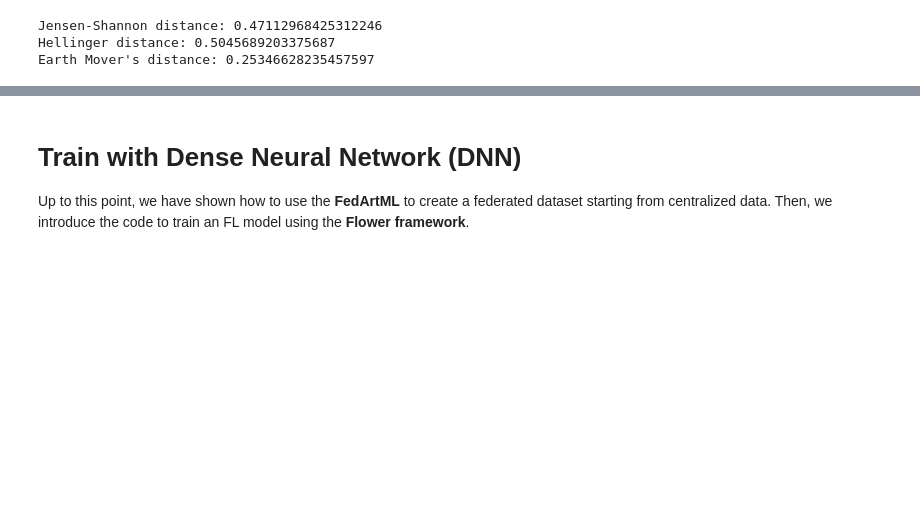
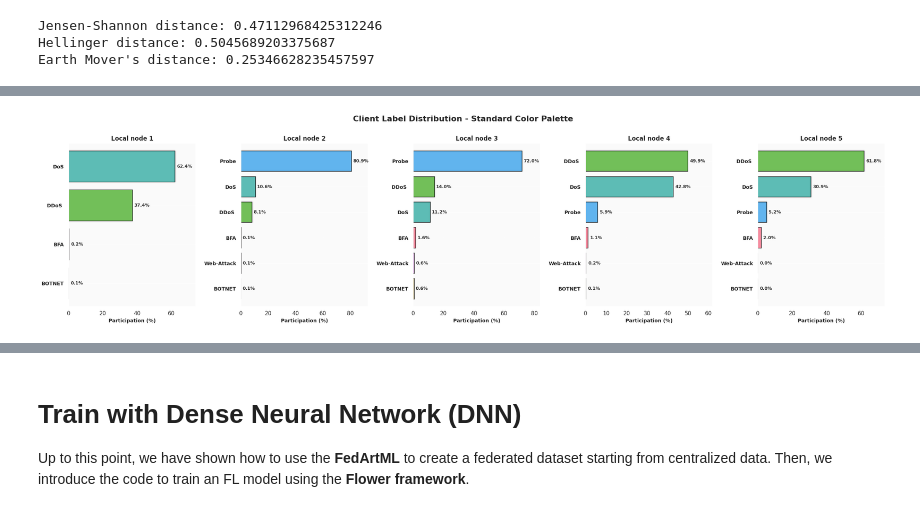
Before and after one commit to ranjanchoubey/FedArtML, a Jupyter notebook: examples/13_Get_started_create_FL_data_label_skew_dirichlet_InSDN.ipynb, the cells around one changed output, grey strips where cells are left out. Drawn from its saved outputs; the diff is of its cells as text; code cells hidden in the pictures; blank space fills up the shorter version.

```diff
--- a/examples/13_Get_started_create_FL_data_label_skew_dirichlet_InSDN.ipynb
+++ b/examples/13_Get_started_create_FL_data_label_skew_dirichlet_InSDN.ipynb
@@ -784,0 +974,95 @@ Earth Mover's distance: 0.25346628235457597
+# %%
+if not df.empty:
+    # ================================================================================
+    # STANDARD COLOR PALETTE VISUALIZATION - Professional & Accessible
+    # ================================================================================
+
+    # Use standard professional color palettes from seaborn/matplotlib
+    # These are tested, accessible, and widely used in scientific visualization
+    standard_palette = sns.color_palette("husl", len(label_mapping))
+
+    # Create mapping of labels to standard colors
+    label_to_standard_color = {
+        label: standard_palette[idx] for idx, label in enumerate(sorted(label_mapping.keys()))
+    }
+
+    print("\n" + "="*100)
+    print("CLIENT DISTRIBUTION VISUALIZATION - STANDARD COLOR PALETTE")
+    print("="*100)
+
+    # Create figure for standard palette comparison
+    fig = plt.figure(figsize=(24, 6))
+
+    # Prepare data
+    reverse_label_mapping = {v: k for k, v in label_mapping.items()}
+    standard_plot_data = {}
+
+    for key, value in clients_glob.items():
+        labels_check = []
+        for i in range(len(value)):
+            val = value[i][1]
+            labels_check.append(val)
+
+        labels_check = pd.DataFrame(labels_check, columns=["label"]).reset_index()
+        group = labels_check.groupby(['label']).count().reset_index().sort_values(by=['label'], ascending=True)
+        group['particip'] = (group['index'].values / sum(group['index'].values)) * 100
+        group.sort_values(by=['particip'], ascending=True, inplace=True)
+        group['label_name'] = group['label'].map(reverse_label_mapping)
+
+        # Map standard colors for each label
+        group['color'] = group['label_name'].map(label_to_standard_color)
+        standard_plot_data[key] = group
+
+    # Plot all clients with standard palette
+    cont = 0
+    for key, group in standard_plot_data.items():
+        ax = plt.subplot(1, num_clients, cont + 1)
+
+        # Create bar plot with standard colors
+        y_pos = np.arange(len(group))
+        bars = ax.barh(y_pos, group['particip'].values, color=group['color'].values,
+                       edgecolor='black', linewidth=1.2, alpha=0.8)
+
+        # Add percentage values on bars
+        for i, (y, value) in enumerate(zip(y_pos, group['particip'].values)):
+            ax.text(value + 1, y, f'{value:.1f}%', va='center', fontsize=9,
+                   fontweight='bold', color='#333333')
+
+        # Customize axes
+        ax.set_yticks(y_pos)
+        ax.set_yticklabels(group['label_name'].values, fontsize=10, fontweight='bold')
+        ax.set_xlabel('Participation (%)', fontsize=10, fontweight='bold')
+        ax.set_title(f'{key.replace("_", " ")}', fontsize=12, fontweight='bold')
+        ax.set_xlim(left=0, right=max(group['particip']) + 12)
+        ax.grid(axis='x', alpha=0.3, linestyle='--')
+        ax.set_axisbelow(True)
+        ax.set_facecolor('#fafafa')
+
+        cont += 1
+
+    # Overall figure styling
+    fig.suptitle('Client Label Distribution - Standard Color Palette',
+                fontsize=16, fontweight='bold', y=1.00)
+
+    plt.tight_layout()
+    plt.show()
+
+    # ================================================================================
+    # DISPLAY STANDARD PALETTE INFORMATION
+    # ================================================================================
+    print("\n[STANDARD PALETTE] Using 'husl' colormap from seaborn")
+    print("-" * 100)
+    print(f"✓ Number of classes: {len(label_mapping)}")
+    print(f"✓ Palette: HLS (Hue, Lightness, Saturation) - Professional & Accessible")
+    print(f"\nColor assignments:")
+    for label in sorted(label_mapping.keys()):
+        color_rgb = label_to_standard_color[label]
+        color_hex = '#{:02x}{:02x}{:02x}'.format(
+            int(color_rgb[0]*255), int(color_rgb[1]*255), int(color_rgb[2]*255)
+        )
+        print(f"  • {label:<15} → {color_hex}")
+
+    print("\n" + "="*100)
+    print("✓ Visualization complete using standard professional color palette")
+    print("="*100 + "\n")
+# %% [output]
@@ -784,0 +1072 @@ Earth Mover's distance: 0.25346628235457597
+[figure, added]
```
Also changed, not shown: parts of 5 cells of this notebook.
